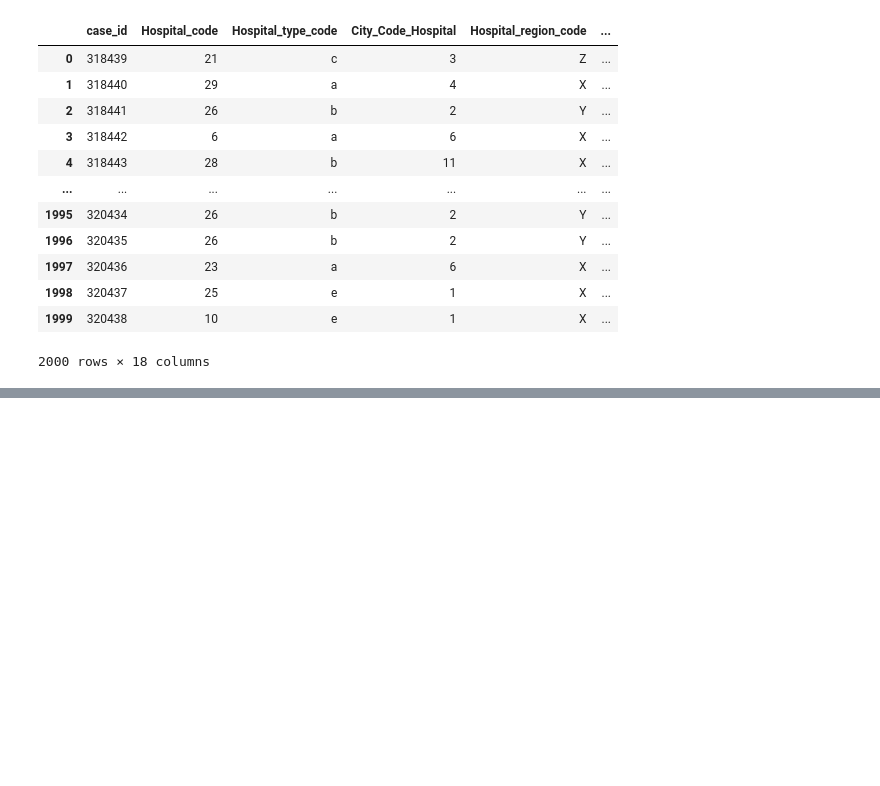
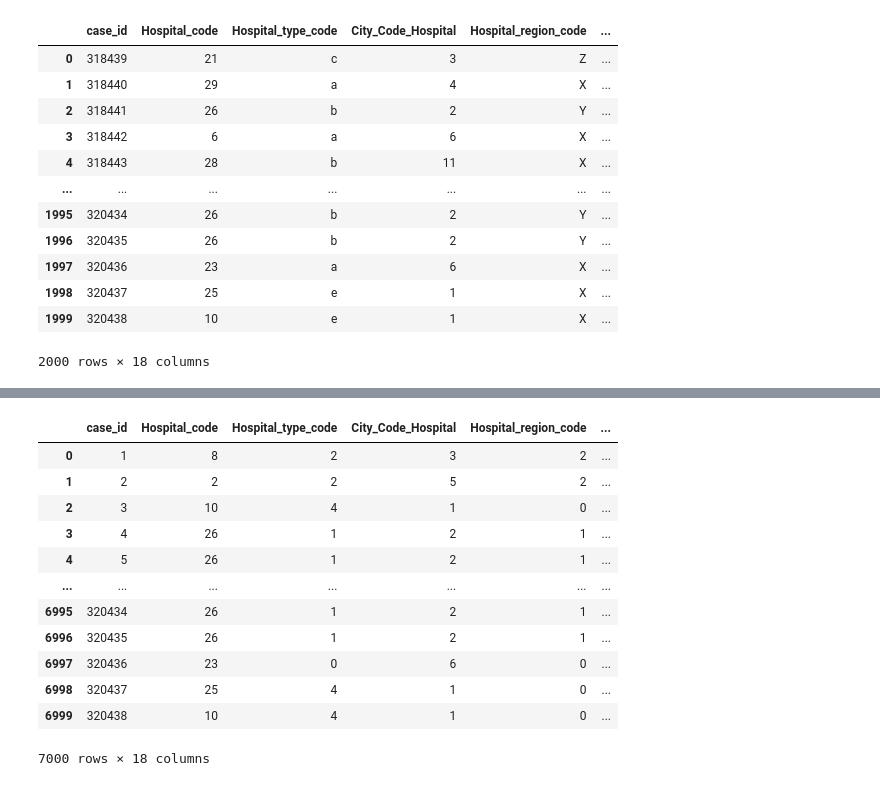
Before and after one commit to NandiSoham/Enhancing-Hospital-Efficiency-with-ML, a Jupyter notebook: notebook.ipynb, the cells around one changed output, grey strips where cells are left out. Saved outputs shown, nothing was run; the diff lists cells and outputs as text; code cells hidden in the pictures; blank space fills up the shorter version.

```diff
--- a/notebook.ipynb
+++ b/notebook.ipynb
@@ -245,0 +276,21 @@ test
+# %%
+for i in ['Hospital_type_code', 'Hospital_region_code', 'Department', 'Ward_Type', 'Ward_Facility_Code', 'Type of Admission', 'Severity of Illness', 'Age']:
+          le = LabelEncoder()
+          df[i] = le.fit_transform(df[i].astype('str'))
+
+#--- Inspect data ---
+df
+# %% [output]
+|  | case_id | Hospital_code | Hospital_type_code | City_Code_Hospital | Hospital_region_code | ... |
+| 0 | 1 | 8 | 2 | 3 | 2 | ... |
+| 1 | 2 | 2 | 2 | 5 | 2 | ... |
+| 2 | 3 | 10 | 4 | 1 | 0 | ... |
+| 3 | 4 | 26 | 1 | 2 | 1 | ... |
+| 4 | 5 | 26 | 1 | 2 | 1 | ... |
+| ... | ... | ... | ... | ... | ... | ... |
+| 6995 | 320434 | 26 | 1 | 2 | 1 | ... |
+| 6996 | 320435 | 26 | 1 | 2 | 1 | ... |
+| 6997 | 320436 | 23 | 0 | 6 | 0 | ... |
+| 6998 | 320437 | 25 | 4 | 1 | 0 | ... |
+| 6999 | 320438 | 10 | 4 | 1 | 0 | ... |
+7000 rows × 18 columns
```
Also changed, not shown: parts of 3 cells of this notebook.
